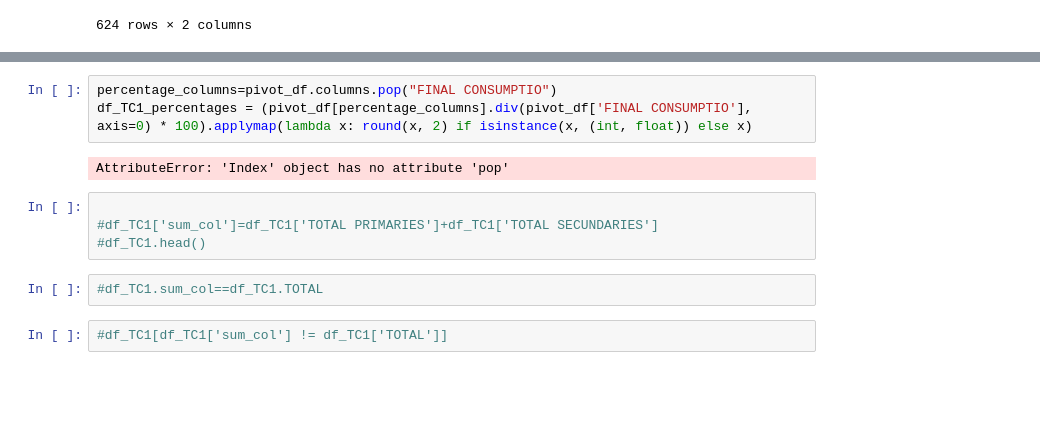
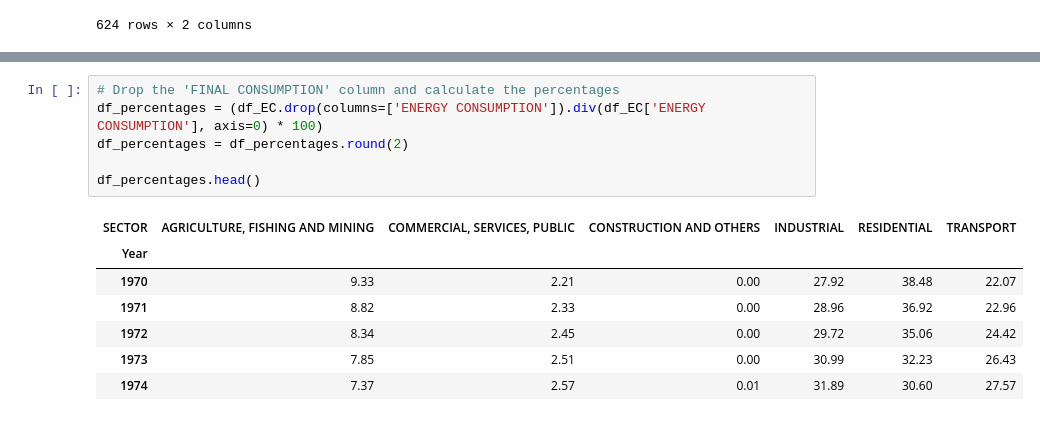
Before and after one commit to abominguez/TFM, a Jupyter notebook: codes/TFM_Nam.ipynb, the cells around one changed output, grey strips where cells are left out. Drawn from its saved outputs; the diff is of its cells as text; blank space fills up the shorter version.

```diff
--- a/codes/TFM_Nam.ipynb
+++ b/codes/TFM_Nam.ipynb
@@ -569,15 +581,16 @@ pivot_df.head()
 # %%
-percentage_columns=pivot_df.columns.pop("FINAL CONSUMPTIO")
-df_TC1_percentages = (pivot_df[percentage_columns].div(pivot_df['FINAL CONSUMPTIO'], axis=0) * 100).applymap(lambda x: round(x, 2) if isinstance(x, (int, float)) else x)
+# Drop the 'FINAL CONSUMPTION' column and calculate the percentages
+df_percentages = (df_EC.drop(columns=['ENERGY CONSUMPTION']).div(df_EC['ENERGY CONSUMPTION'], axis=0) * 100)
+df_percentages = df_percentages.round(2)
+
+df_percentages.head()
 # %% [output]
-AttributeError: 'Index' object has no attribute 'pop'
+| SECTOR | AGRICULTURE, FISHING AND MINING | COMMERCIAL, SERVICES, PUBLIC | CONSTRUCTION AND OTHERS | INDUSTRIAL | RESIDENTIAL | TRANSPORT |
+| Year |  |  |  |  |  |  |
+| 1970 | 9.33 | 2.21 | 0.00 | 27.92 | 38.48 | 22.07 |
+| 1971 | 8.82 | 2.33 | 0.00 | 28.96 | 36.92 | 22.96 |
+| 1972 | 8.34 | 2.45 | 0.00 | 29.72 | 35.06 | 24.42 |
+| 1973 | 7.85 | 2.51 | 0.00 | 30.99 | 32.23 | 26.43 |
+| 1974 | 7.37 | 2.57 | 0.01 | 31.89 | 30.60 | 27.57 |
-# %%
-
-#df_TC1['sum_col']=df_TC1['TOTAL PRIMARIES']+df_TC1['TOTAL SECUNDARIES']
-#df_TC1.head()
-# %%
-#df_TC1.sum_col==df_TC1.TOTAL
-# %%
-#df_TC1[df_TC1['sum_col'] != df_TC1['TOTAL']]
 # %%
 # Drop the 'TOTAL PRIMARIES' column (if not already dropped) as it is not needed for the stack plot
```
Also changed, not shown: parts of 2 cells of this notebook, 1 other file.
